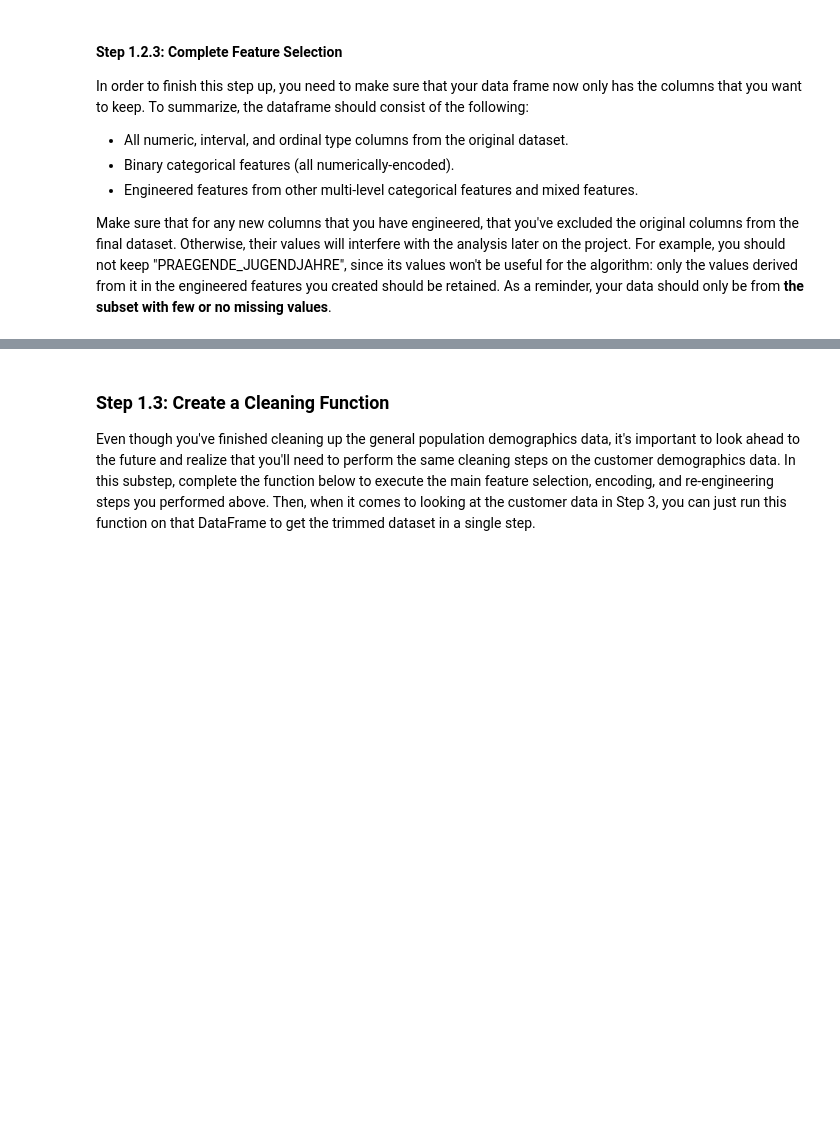
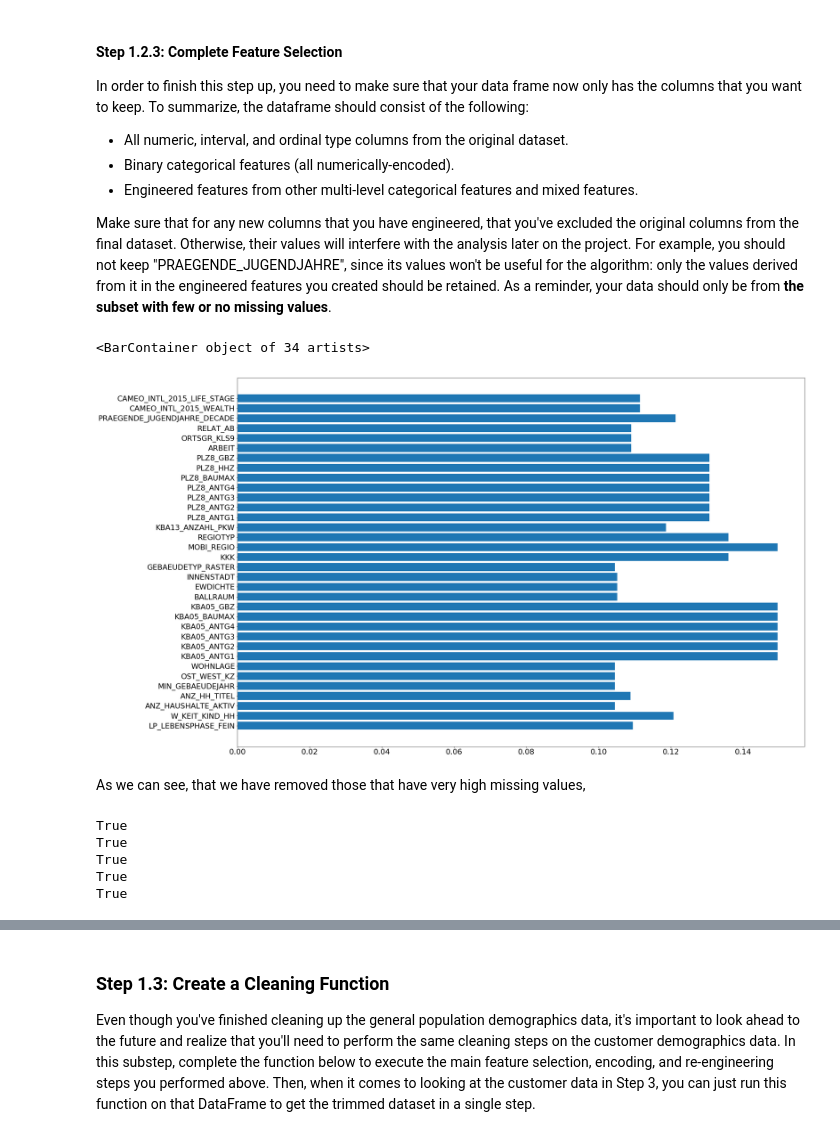
Before and after one commit to dylan-shao/ML-DS-Udacity_Data_Scientist_Nanodegree, a Jupyter notebook: 0. Projects/Unspuervised Learning: Identify_Customer_Segments/Identify_Customer_Segments.ipynb, the cells around one changed output, grey strips where cells are left out. Drawn from its saved outputs; the diff is of its cells as text; code cells hidden in the pictures; blank space fills up the shorter version.

```diff
--- a/0. Projects/Unspuervised Learning: Identify_Customer_Segments/Identify_Customer_Segments.ipynb
+++ b/0. Projects/Unspuervised Learning: Identify_Customer_Segments/Identify_Customer_Segments.ipynb
@@ -619,3 +619,30 @@ Make sure that for any new columns that you have engineered, that you've exclude
 # %%
 # Do whatever you need to in order to ensure that the dataframe only contains
 # the columns that should be passed to the algorithm functions.
+
+# we gonna check the data by columnsagain, to make sure our data is correct:
+
+#column
+name_list_10, percentage_list_10 = get_percentage_missing_in_column(one_hot_data, 0.1)
+# %%
+# column, plot the figure:
+
+plt.figure(figsize=(30,20))
+plt.rcParams.update({'font.size': 22})
+plt.barh(name_list_10, width = percentage_list_10)
+# %% [output]
+<BarContainer object of 34 artists>
+[figure, added]
+# %% [markdown]
+As we can see, that we have removed those that have very high missing values,
+# %%
+# check that we have dropped the columns with large_level_variables:
+
+for item in large_level_variables:
+    print(item not in one_hot_data.columns.values)
+# %% [output]
+True
+True
+True
+True
+True
```
Also changed, not shown: parts of 2 cells of this notebook, 3 other files.
